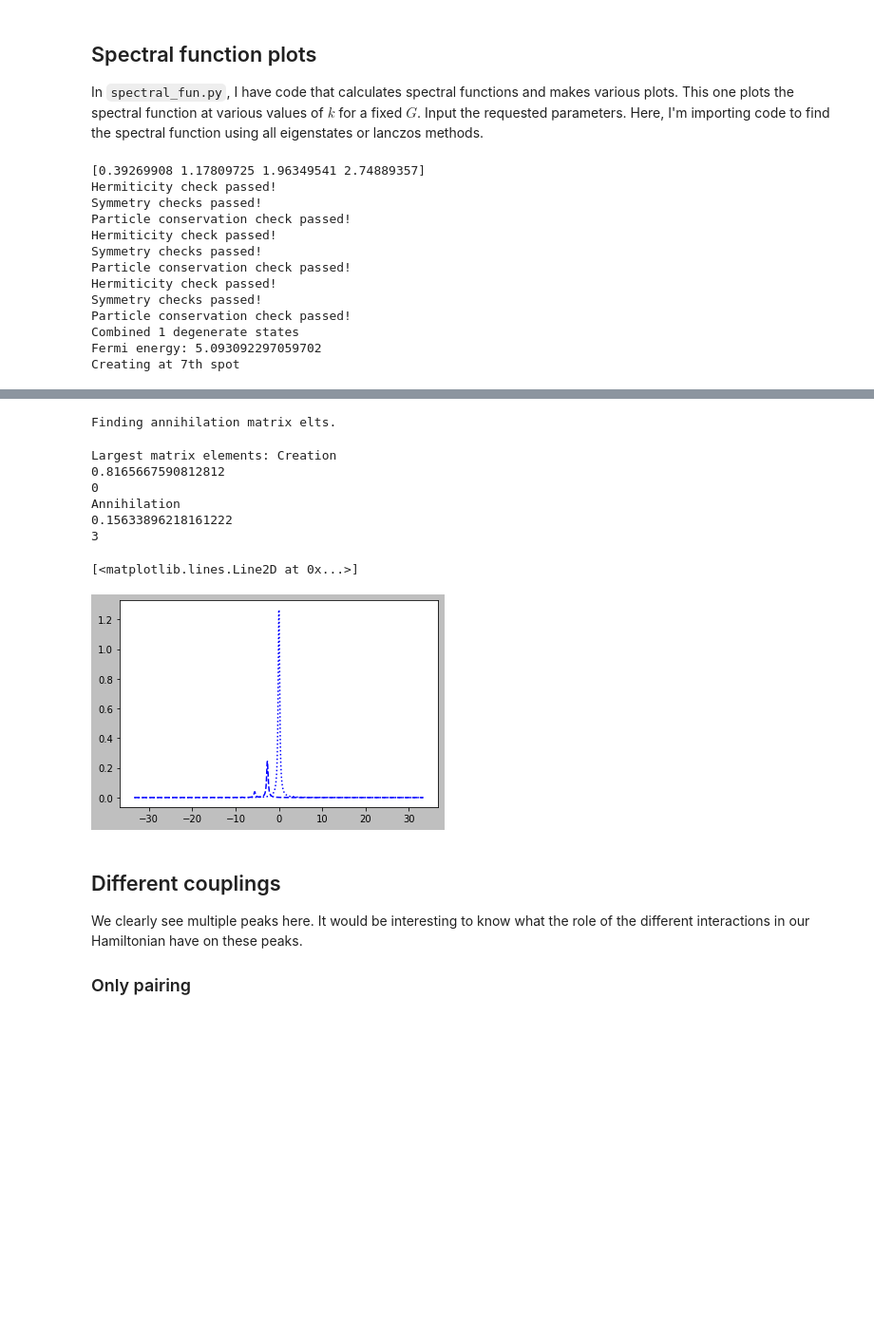
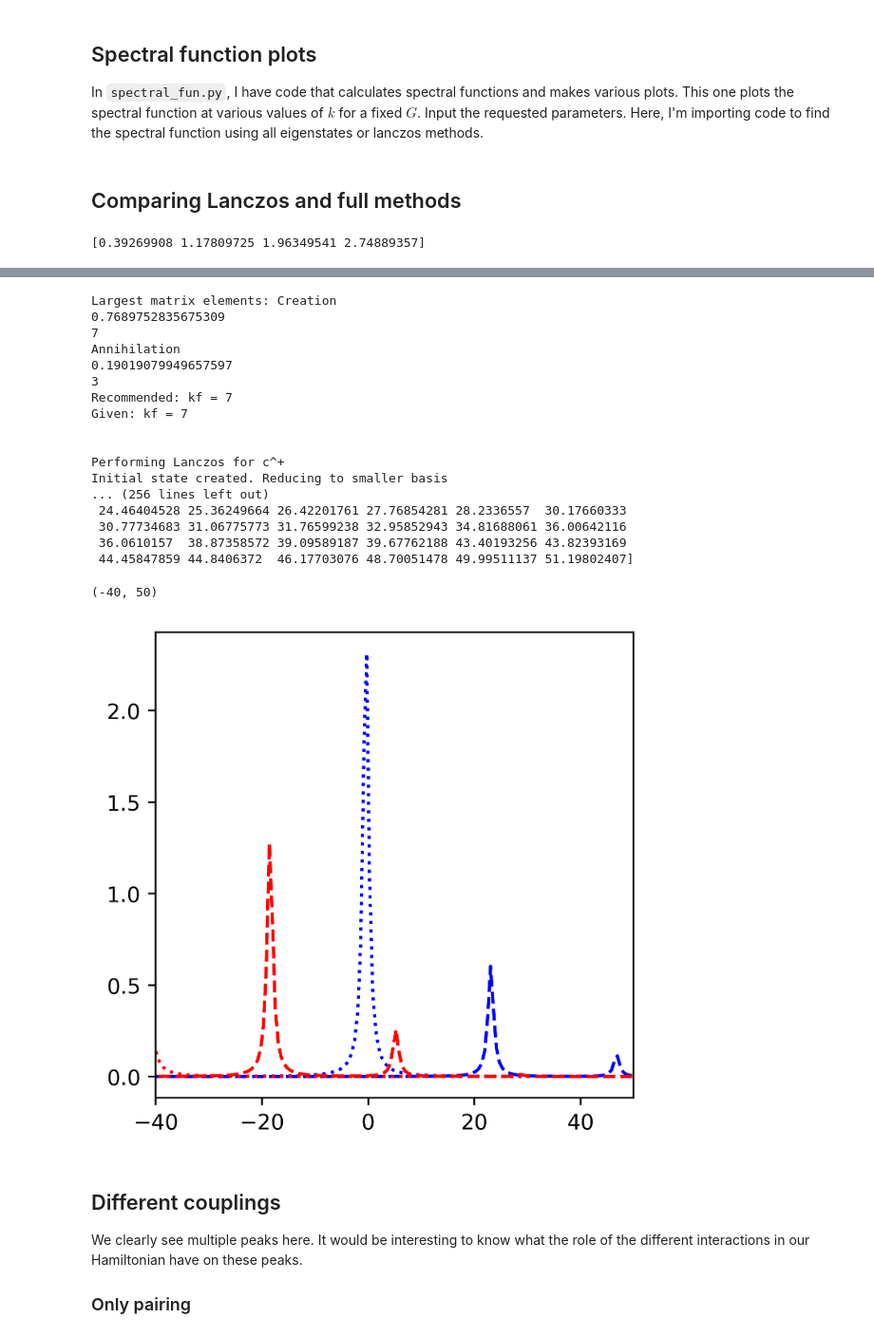
Before and after one commit to wholdhus/so5-richardson-gaudin, a Jupyter notebook: sf_pc_calcs.ipynb, the cells around one changed output, grey strips where cells are left out. Shown at 95% size. Cells and saved outputs as stored; diff of their text form; code cells hidden in the pictures; blank space fills up the shorter version.

```diff
--- a/sf_pc_calcs.ipynb
+++ b/sf_pc_calcs.ipynb
@@ -7,5 +7,3 @@ from spectral_fun import find_spectral_fun, find_degenerate_spectral_fun, lanczo
 from exact_diag import ham_op, ham_op_2, form_basis
 import numpy as np
 import matplotlib.pyplot as plt
-
-plt.style.use('grayscale')
@@ -23,27 +10,30 @@ order = 100
+# %% [markdown]
+## Comparing Lanczos and full methods
 # %%
 couplings=(1,1,1)
-ap_d, am_d, omegas_d, ns = find_spectral_fun(L, N, G, ks, steps=steps, k=None, n_states=-999,
+
+L = 4
+N = 12
+ks = np.arange(1, 2*L+1, 2)*0.5*np.pi/L
+
+G = -1./np.sum(ks)
+eta = .1
+# kf = L + N//4 -1
+
+steps=1000
+lanczos_steps = 1000
+lanczos_states = 30
+ap_all, am_all, omegas_all, ns = find_spectral_fun(L, N, G, ks, steps=steps, n_states=-999,
                                        eta=eta, couplings=couplings, subtract_ef=True)
-# ap_l, am_l, omegas = lanczos_akw(L, N, G, ks, order, kf=kf, steps=omegas, eta=eta,
-#                                  couplings=couplings)
+ap_l, am_l, omegas = lanczos_akw(L, N, G, ks, lanczos_steps, omega_steps=omegas_all, eta=eta,
+                                 couplings=couplings, lanczos_states=lanczos_states)
+plt.figure(figsize=(4,4), dpi=400)
+plt.plot(omegas_all, ap_all, ls=':', color='blue')
+plt.plot(omegas_all, am_all, ls='--', color='blue')
 
-plt.plot(omegas_d, ap_d, ls=':', color='blue')
-plt.plot(omegas_d, am_d, ls='--', color='blue')
+plt.plot(omegas, ap_l, ls=':', color='red')
+plt.plot(omegas, am_l, ls='--', color='red')
 
-# plt.plot(omegas, ap_l, ls=':', color='red', marker='x')
-# plt.plot(omegas, am_l, ls='--', color='red', marker='x')
-# plt.xlim(-10, 10)
+plt.xlim(-40, 50)
 # %% [output]
 [0.39269908 1.17809725 1.96349541 2.74889357]
-Hermiticity check passed!
-Symmetry checks passed!
-Particle conservation check passed!
-Hermiticity check passed!
-Symmetry checks passed!
-Particle conservation check passed!
-Hermiticity check passed!
-Symmetry checks passed!
-Particle conservation check passed!
-Combined 1 degenerate states
-Fermi energy: 5.093092297059702
-Creating at 7th spot
@@ -69,12 +57,22 @@ Finding creation matrix elts.
-Finding annihilation matrix elts.
+Largest matrix elements: Creation
+0.7689752835675309
+7
+Annihilation
+0.19019079949657597
+3
+Recommended: kf = 7
+Given: kf = 7
+
+
+Performing Lanczos for c^+
+Initial state created. Reducing to smaller basis
+... (256 lines left out)
+ 24.46404528 25.36249664 26.42201761 27.76854281 28.2336557  30.17660333
+ 30.77734683 31.06775773 31.76599238 32.95852943 34.81688061 36.00642116
+ 36.0610157  38.87358572 39.09589187 39.67762188 43.40193256 43.82393169
+ 44.45847859 44.8406372  46.17703076 48.70051478 49.99511137 51.19802407]
-Largest matrix elements: Creation
-0.8165667590812812
-0
-Annihilation
-0.15633896218161222
-3
+(-40, 50)
-[<matplotlib.lines.Line2D at 0x...>]
-[figure, old version]
+[figure, new version]
 # %% [markdown]
 ## Different couplings
 We clearly see multiple peaks here. It would be interesting to know what the role of the different
```
Also changed, not shown: parts of 14 cells of this notebook, 1 other file.
